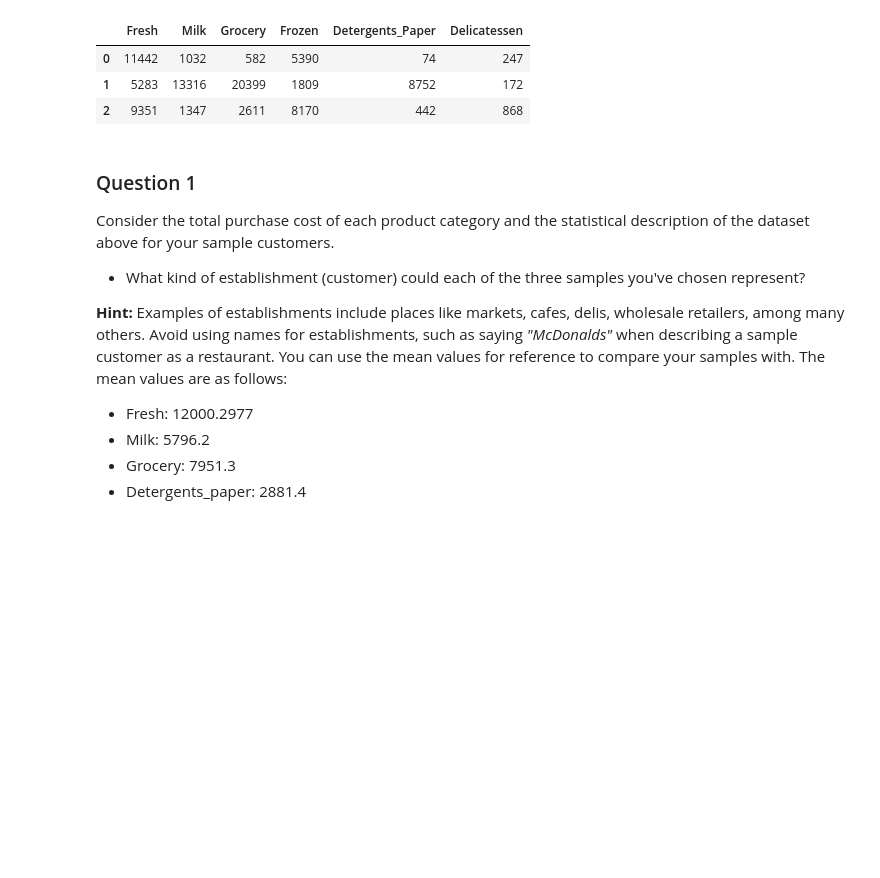
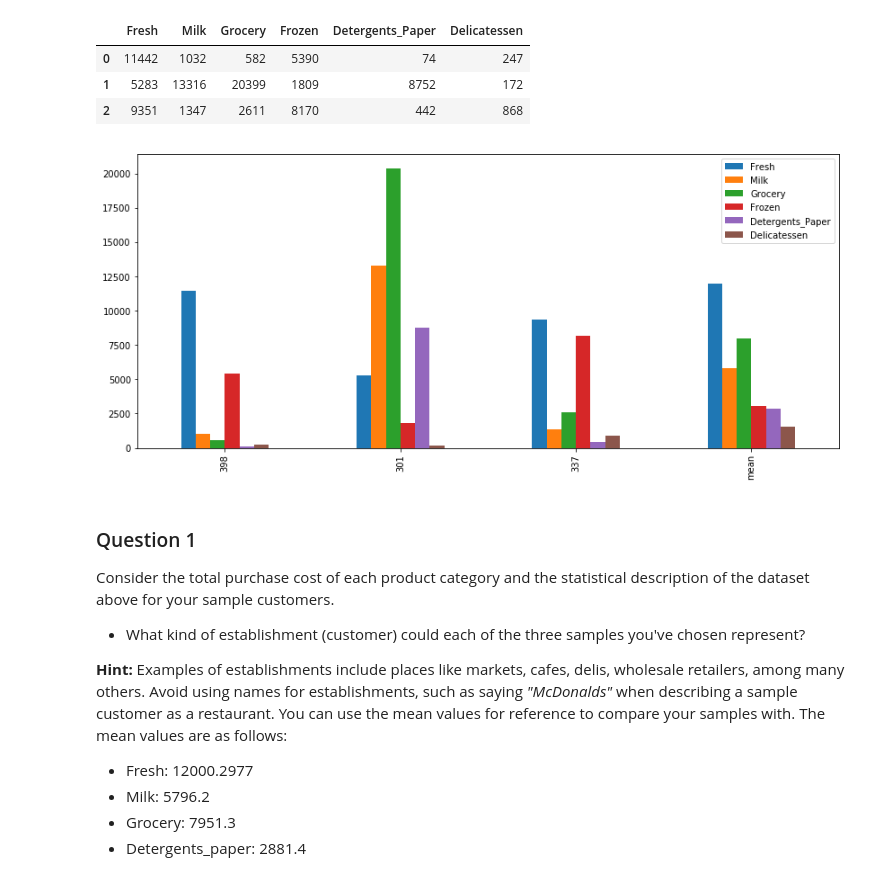
Before and after one commit to sccds/Machine_Learning_Advanced_Project, a Jupyter notebook: Proj3_Customer_Segments/customer_segments.ipynb, the cells around one changed output. Cells and saved outputs as stored; diff of their text form; code cells hidden in the pictures; blank space fills up the shorter version.

```diff
--- a/Proj3_Customer_Segments/customer_segments.ipynb
+++ b/Proj3_Customer_Segments/customer_segments.ipynb
@@ -86,6 +87,13 @@ Chosen samples of wholesale customers dataset:
 | 0 | 11442 | 1032 | 582 | 5390 | 74 | 247 |
 | 1 | 5283 | 13316 | 20399 | 1809 | 8752 | 172 |
 | 2 | 9351 | 1347 | 2611 | 8170 | 442 | 868 |
+# %%
+# Compare the sample points with the dataset’s mean.
+samples_bar = samples.append(data.describe().loc['mean'])
+samples_bar.index = indices + ['mean']
+_ = samples_bar.plot(kind='bar', figsize=(14,6))
+# %% [output]
+[figure, added]
 # %% [markdown]
 ### Question 1
 Consider the total purchase cost of each product category and the statistical description of the dataset above for your sample customers.
```
Also changed, not shown: parts of 14 cells of this notebook, 1 other file.
